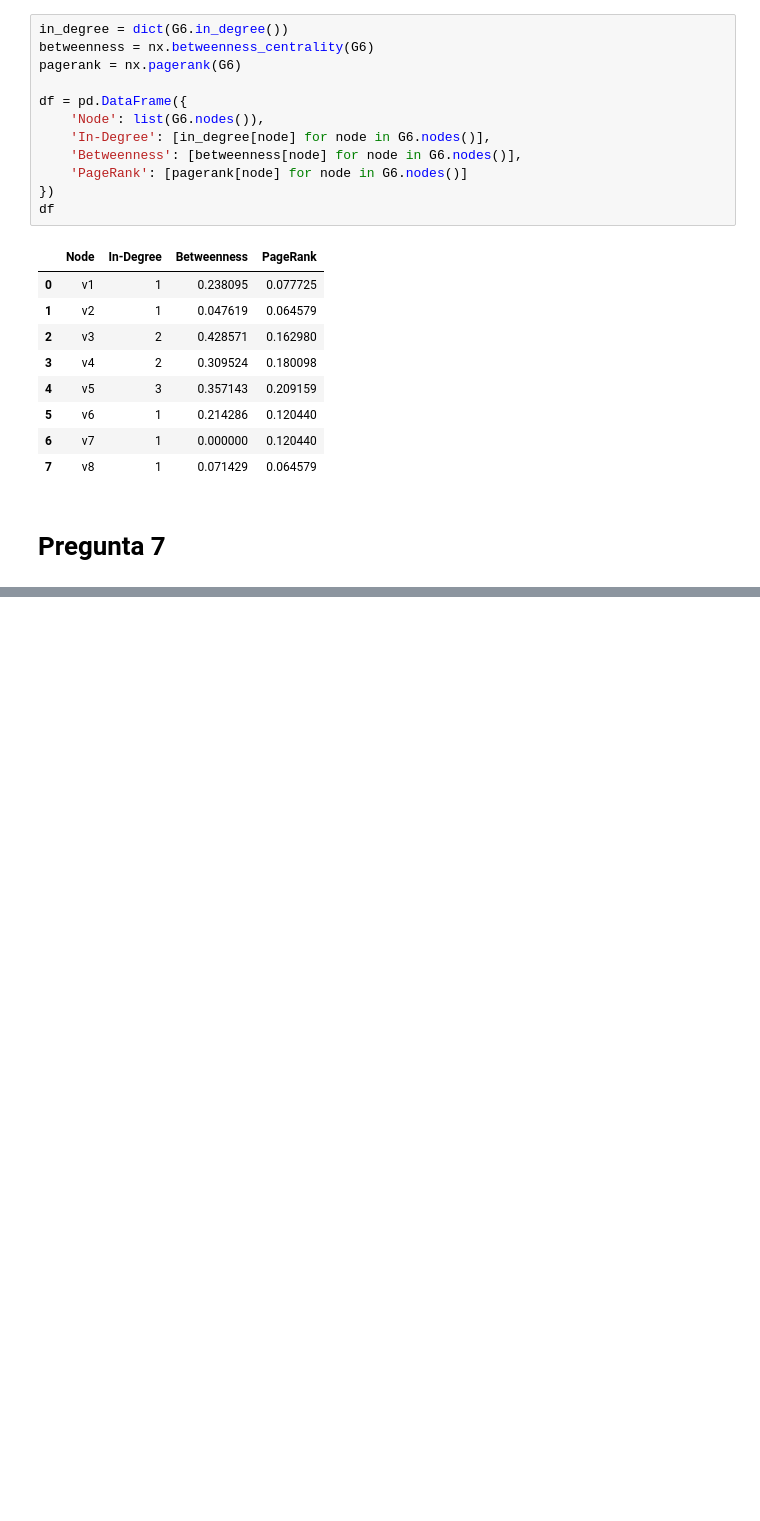
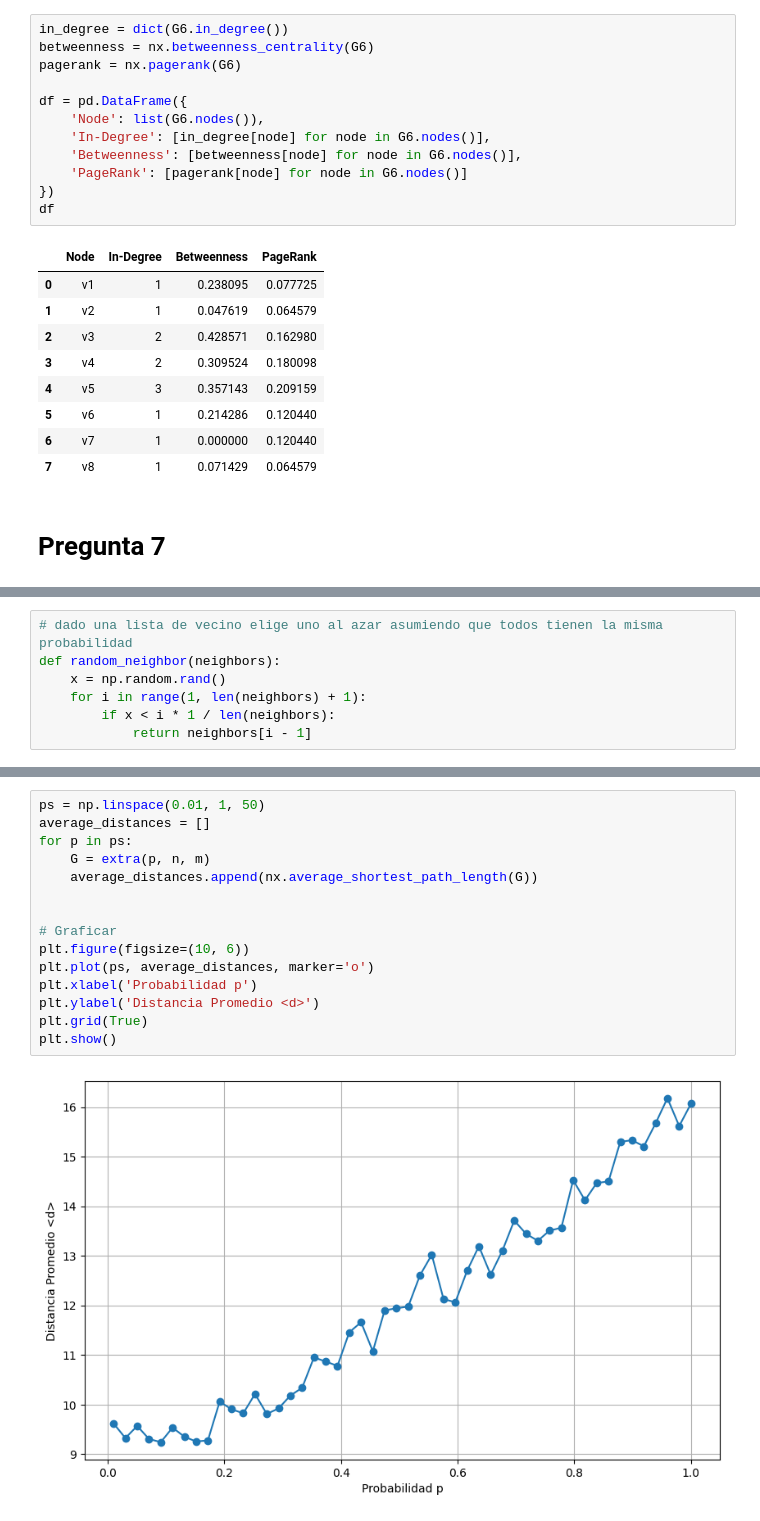
Before and after one commit to sofiwiwiwi/2024_1-RedesComplejas, a Jupyter notebook: Tarea2/Tarea2.ipynb, the cells around one changed output, grey strips where cells are left out. Cells and saved outputs as stored; diff of their text form; blank space fills up the shorter version.

```diff
--- a/Tarea2/Tarea2.ipynb
+++ b/Tarea2/Tarea2.ipynb
@@ -307,0 +359,7 @@ NetworkXNotImplemented: not implemented for directed type
+# %%
+# dado una lista de vecino elige uno al azar asumiendo que todos tienen la misma probabilidad
+def random_neighbor(neighbors):
+    x = np.random.rand()
+    for i in range(1, len(neighbors) + 1):
+        if x < i * 1 / len(neighbors):
+            return neighbors[i - 1]
@@ -307,0 +398,17 @@ NetworkXNotImplemented: not implemented for directed type
+# %%
+ps = np.linspace(0.01, 1, 50)
+average_distances = []
+for p in ps:
+    G = extra(p, n, m)
+    average_distances.append(nx.average_shortest_path_length(G))
+
+
+# Graficar
+plt.figure(figsize=(10, 6))
+plt.plot(ps, average_distances, marker='o')
+plt.xlabel('Probabilidad p')
+plt.ylabel('Distancia Promedio <d>')
+plt.grid(True)
+plt.show()
+# %% [output]
+[figure, added]
```
Also changed, not shown: parts of 10 cells of this notebook, 4 other files.
